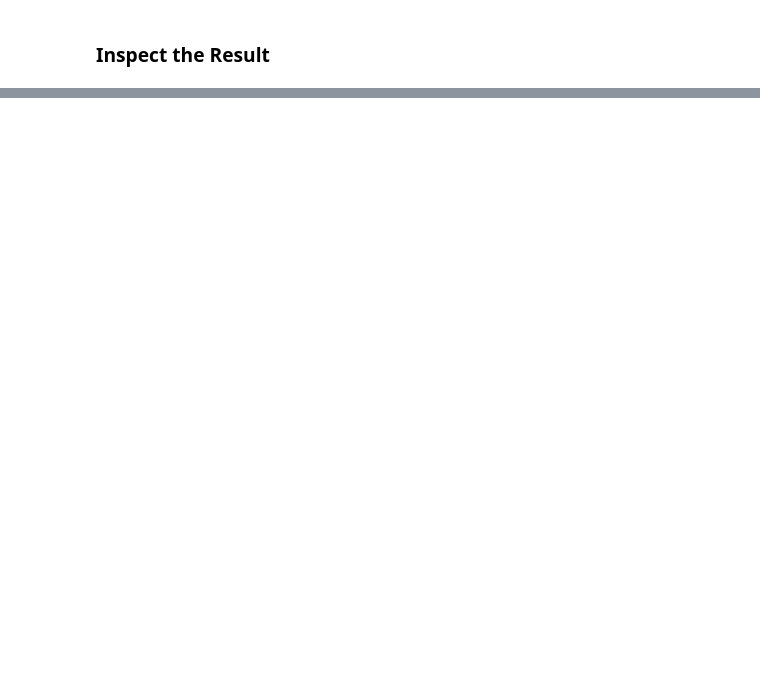
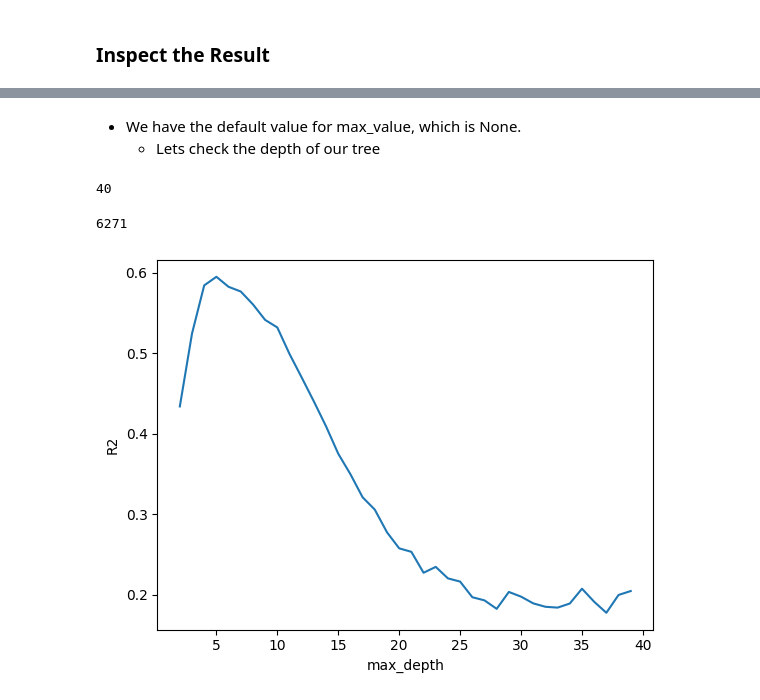
Before and after one commit to wrodemoyer/Prediction-of-Product-Sales, a Jupyter notebook: Prediction_of_Product_Sales.ipynb, the cells around one changed output, grey strips where cells are left out. Saved outputs shown, nothing was run; the diff lists cells and outputs as text; code cells hidden in the pictures; blank space fills up the shorter version.

```diff
--- a/Prediction_of_Product_Sales.ipynb
+++ b/Prediction_of_Product_Sales.ipynb
@@ -586,0 +855,9 @@ array([[ 0.81724868, -0.71277507,  1.82810922, ...,  0.        ,
+# %%
+# Create an Instance of the Model
+dummy = DummyRegressor(strategy='mean')
+
+# Create Model Pipeline
+dummy_pipe = make_pipeline(preprocessor, dummy)
+
+# Fit the Model
+dummy_pipe.fit(X_train, y_train)
@@ -586,0 +916,9 @@ array([[ 0.81724868, -0.71277507,  1.82810922, ...,  0.        ,
+# %%
+# Instantiate the Model
+lin_reg= LinearRegression()
+
+# Create Pipeline
+lin_reg_pipe= make_pipeline(preprocessor, lin_reg)
+
+# Fit Model
+lin_reg_pipe.fit(X_train, y_train)
@@ -586,0 +965,9 @@ array([[ 0.81724868, -0.71277507,  1.82810922, ...,  0.        ,
+# %%
+# Instantiate the Model
+dec_tree= DecisionTreeRegressor(random_state=42)
+
+# Create Pipeline
+dec_tree_pipe= make_pipeline(preprocessor, dec_tree)
+
+# Fit Model
+dec_tree_pipe.fit(X_train, y_train)
@@ -586,0 +1019,32 @@ array([[ 0.81724868, -0.71277507,  1.82810922, ...,  0.        ,
+# %% [markdown]
+- We have the default value for max_value, which is None.
+  - Lets check the depth of our tree
+# %%
+# Checking the Depth of our Default Tree
+dec_tree.get_depth()
+# %% [output]
+40
+# %%
+# Leaf Nodes
+dec_tree.get_n_leaves()
+# %% [output]
+6271
+# %%
+# Using a Loop to Compare all Values
+depths = list(range(2, 40))
+scores = pd.DataFrame(index=depths, columns=['Test Score','Train Score'])
+
+for depth in depths:
+    dec_tree = DecisionTreeRegressor(max_depth=depth, random_state=42)
+    dec_tree.fit(X_train_processed, y_train)
+    train_score = dec_tree.score(X_train_processed, y_train)
+    test_score = dec_tree.score(X_test_processed, y_test)
+    scores.loc[depth, 'Train Score'] = train_score
+    scores.loc[depth, 'Test Score'] = test_score
+# %%
+# Visuals
+plt.plot(depths, scores['Test Score'])
+plt.xlabel('max_depth')
+plt.ylabel('R2');
+# %% [output]
+[figure, added]
```
Also changed, not shown: parts of 95 cells of this notebook.
